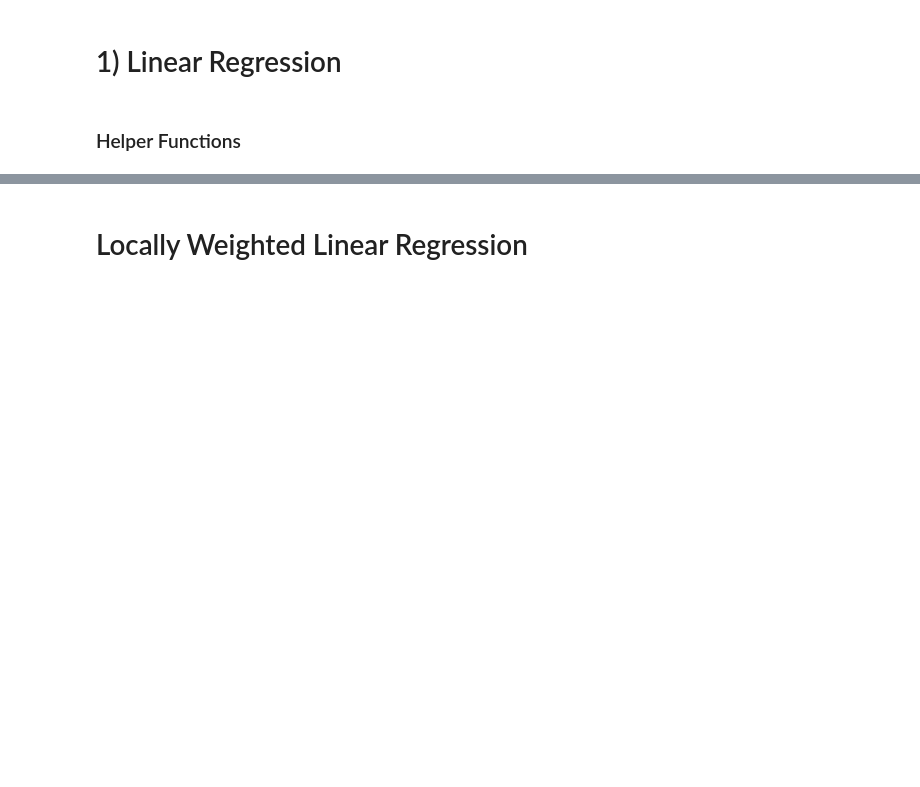
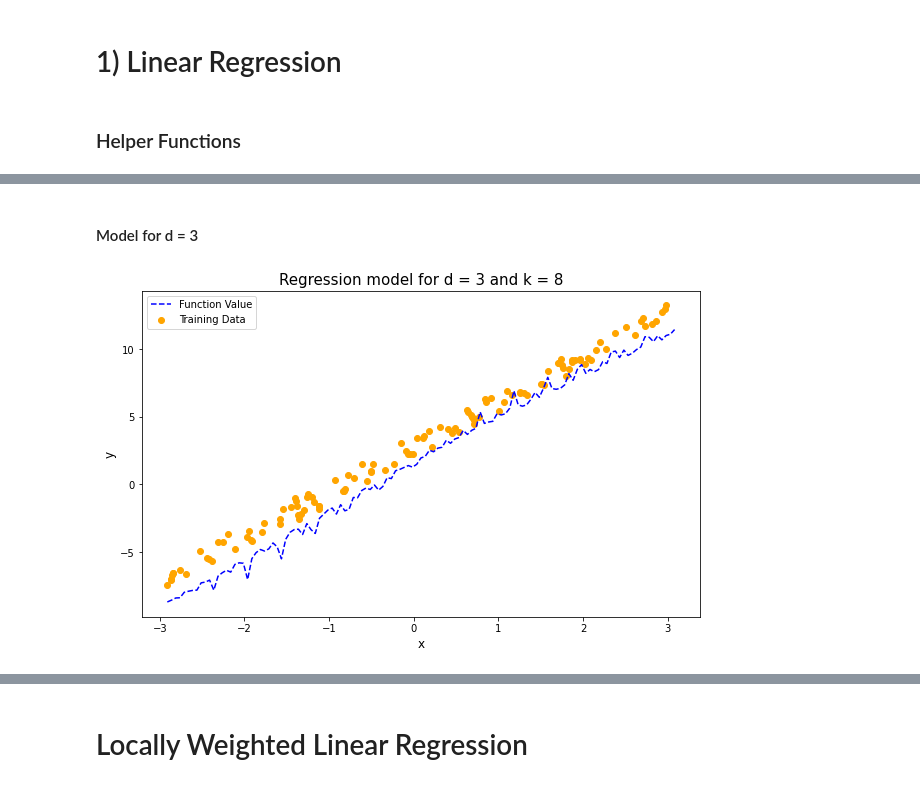
Before and after one commit to Shiska07/Spring_23_Projects, a Jupyter notebook: Machine_Learning/P1/ML_Project_01.ipynb, the cells around one changed output, grey strips where cells are left out. Cells and saved outputs as stored; diff of their text form; code cells hidden in the pictures; blank space fills up the shorter version.

```diff
--- a/Machine_Learning/P1/ML_Project_01.ipynb
+++ b/Machine_Learning/P1/ML_Project_01.ipynb
@@ -187,0 +291,6 @@ def get_prediction(X_test, Y_test, param_vec, k, d):
+# %% [markdown]
+#### Model for d = 3
+# %%
+plot_function(model_params_list[3], X_train, Y_train, 8, 3, n_samples)
+# %% [output]
+[figure, added]
```
Also changed, not shown: parts of 55 cells of this notebook, 9 other files.
